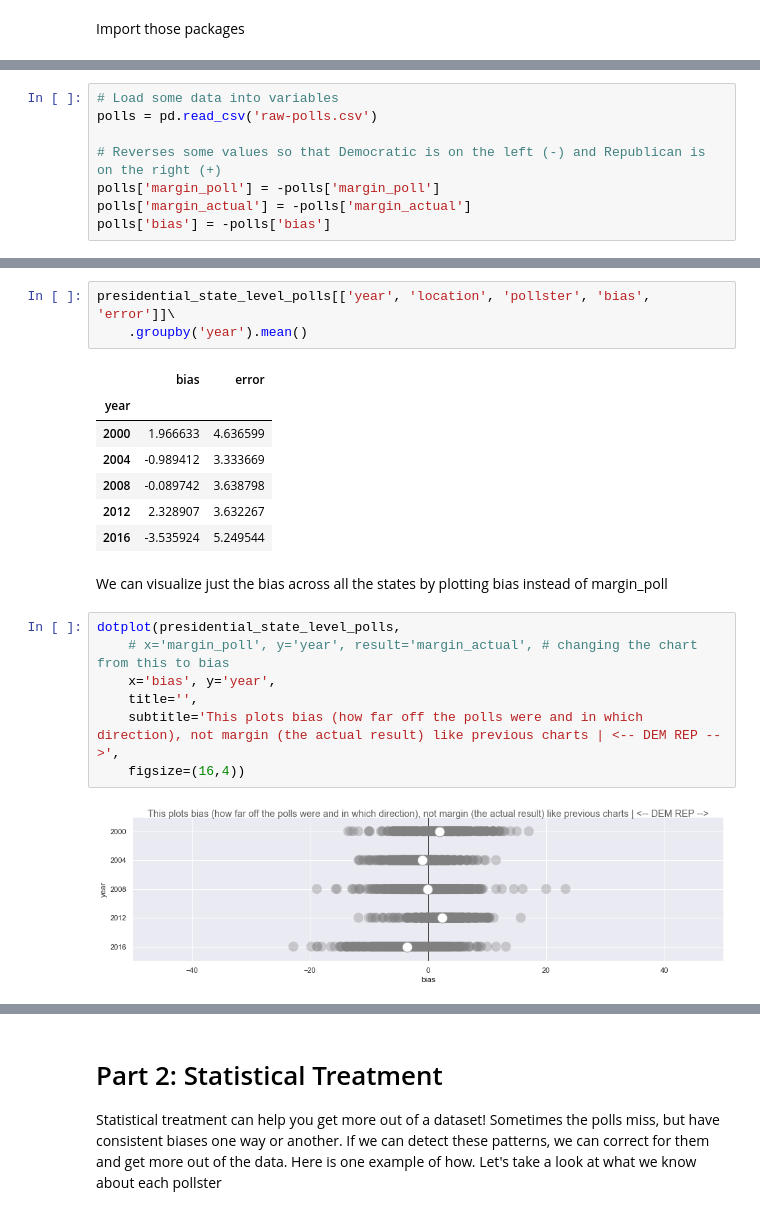
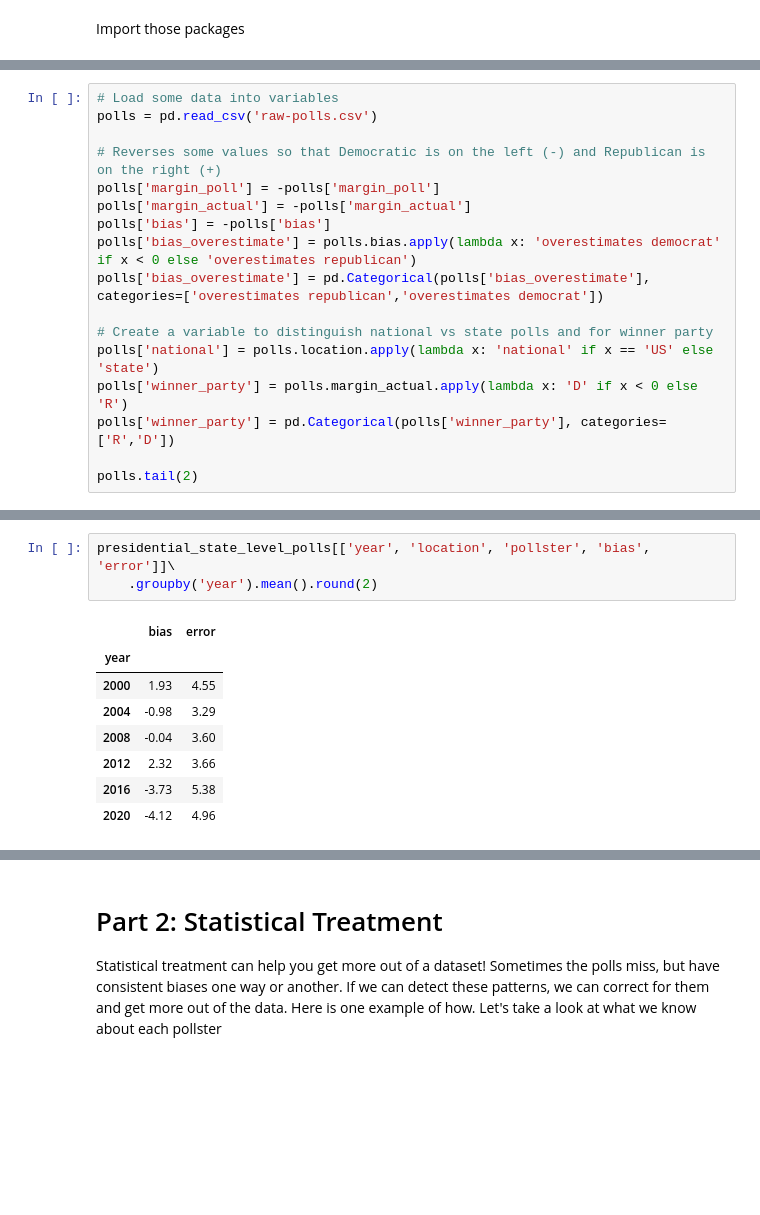
Before and after one commit to dmil/wrangler-polls, a Jupyter notebook: polling-analysis.ipynb, the cells around one changed output, grey strips where cells are left out. Saved outputs shown, nothing was run; the diff lists cells and outputs as text; blank space fills up the shorter version.

```diff
--- a/polling-analysis.ipynb
+++ b/polling-analysis.ipynb
@@ -52,3 +60,12 @@ polls = pd.read_csv('raw-polls.csv')
 polls['margin_poll'] = -polls['margin_poll']
 polls['margin_actual'] = -polls['margin_actual']
 polls['bias'] = -polls['bias']
+polls['bias_overestimate'] = polls.bias.apply(lambda x: 'overestimates democrat' if x < 0 else 'overestimates republican')
+polls['bias_overestimate'] = pd.Categorical(polls['bias_overestimate'], categories=['overestimates republican','overestimates democrat'])
+
+# Create a variable to distinguish national vs state polls and for winner party
+polls['national'] = polls.location.apply(lambda x: 'national' if x == 'US' else 'state')
+polls['winner_party'] = polls.margin_actual.apply(lambda x: 'D' if x < 0 else 'R')
+polls['winner_party'] = pd.Categorical(polls['winner_party'], categories=['R','D'])
+
+polls.tail(2)
@@ -178,22 +206,12 @@ dotplot(presidential_state_level_polls.query("year==2016"),
 # %%
 presidential_state_level_polls[['year', 'location', 'pollster', 'bias', 'error']]\
-    .groupby('year').mean()
+    .groupby('year').mean().round(2)
 # %% [output]
 |  | bias | error |
 | year |  |  |
-| 2000 | 1.966633 | 4.636599 |
-| 2004 | -0.989412 | 3.333669 |
-| 2008 | -0.089742 | 3.638798 |
-| 2012 | 2.328907 | 3.632267 |
-| 2016 | -3.535924 | 5.249544 |
+| 2000 | 1.93 | 4.55 |
+| 2004 | -0.98 | 3.29 |
+| 2008 | -0.04 | 3.60 |
+| 2012 | 2.32 | 3.66 |
+| 2016 | -3.73 | 5.38 |
+| 2020 | -4.12 | 4.96 |
-# %% [markdown]
-We can visualize just the bias across all the states by plotting bias instead of margin_poll
-# %%
-dotplot(presidential_state_level_polls,
-    # x='margin_poll', y='year', result='margin_actual', # changing the chart from this to bias
-    x='bias', y='year',
-    title='',
-    subtitle='This plots bias (how far off the polls were and in which direction), not margin (the actual result) like previous charts | <-- DEM REP -->',
-    figsize=(16,4))
-# %% [output]
-[figure, removed]
```
Also changed, not shown: parts of 48 cells of this notebook, 2 other files.
